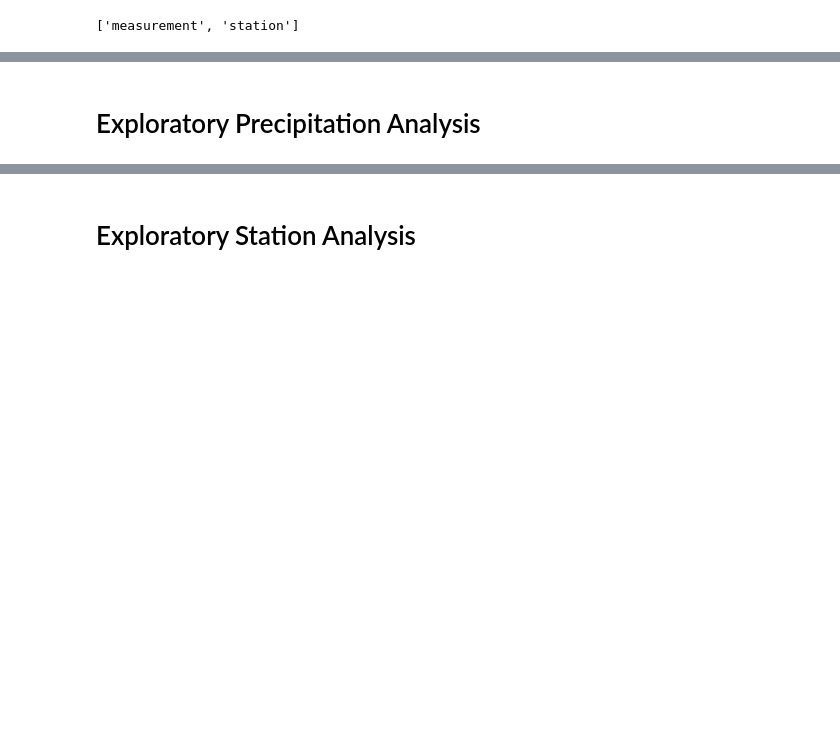
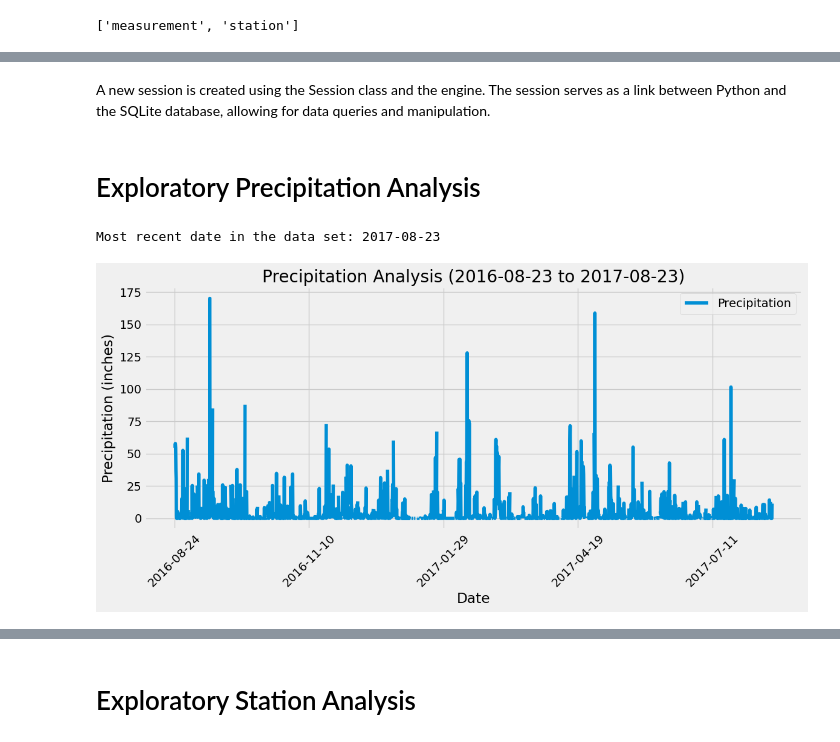
Before and after one commit to jonowood/sqlalchemy-challenge, a Jupyter notebook: Notebooks/climate_starter.ipynb, the cells around one changed output, grey strips where cells are left out. Cells and saved outputs as stored; diff of their text form; code cells hidden in the pictures; blank space fills up the shorter version.

```diff
--- a/Notebooks/climate_starter.ipynb
+++ b/Notebooks/climate_starter.ipynb
@@ -33,6 +45,8 @@ base.classes.keys()
 # Save references to each table
 t_measurement = base.classes.measurement
 t_station = base.classes.station
+# %% [markdown]
+A new session is created using the Session class and the engine. The session serves as a link between Python and the SQLite database, allowing for data queries and manipulation.
 # %%
 # Create our session (link) from Python to the DB
 session = Session(engine)
@@ -43,19 +55,39 @@ session = Session(engine)
+# %%
+# Find the most recent date in the data set.
+most_recent_date_result = session.query(func.max(t_measurement.date)).one()
+# Extract the date from the result
+most_recent_date = most_recent_date_result[0]
+
+print("Most recent date in the data set:", most_recent_date)
+# %% [output]
+Most recent date in the data set: 2017-08-23
 # %%
 # Design a query to retrieve the last 12 months of precipitation data and plot the results.
 # Starting from the most recent data point in the database.
 
-# Calculate the date one year from the last date in data set.
-
+# Calculate the date one year from the last date in data set
+one_year_ago = dt.datetime.strptime(most_recent_date, "%Y-%m-%d") - dt.timedelta(days=365)
 
 # Perform a query to retrieve the data and precipitation scores
-
+precipitation_data = session.query(t_measurement.date, t_measurement.prcp).filter(t_measurement.date >= one_year_ago).all()
 
 # Save the query results as a Pandas DataFrame and set the index to the date column
-
+precipitation_df = pd.DataFrame(precipitation_data, columns=["date", "precipitation"])
+precipitation_df.set_index("date", inplace=True)
 
 # Sort the dataframe by date
-
+precipitation_df = precipitation_df.sort_index()
 
 # Use Pandas Plotting with Matplotlib to plot the data
+precipitation_df.plot(figsize=(12, 6))
+plt.xlabel("Date")
+plt.ylabel("Precipitation (inches)")
+plt.title(f"Precipitation Analysis ({one_year_ago.strftime('%Y-%m-%d')} to {most_recent_date})")
+plt.xticks(rotation=45)
+plt.legend(["Precipitation"])
+plt.tight_layout()
+plt.show()
+# %% [output]
+[figure, added]
 # %%
 # Use Pandas to calcualte the summary statistics for the precipitation data
```
Also changed, not shown: parts of 16 cells of this notebook, 1 other file.
